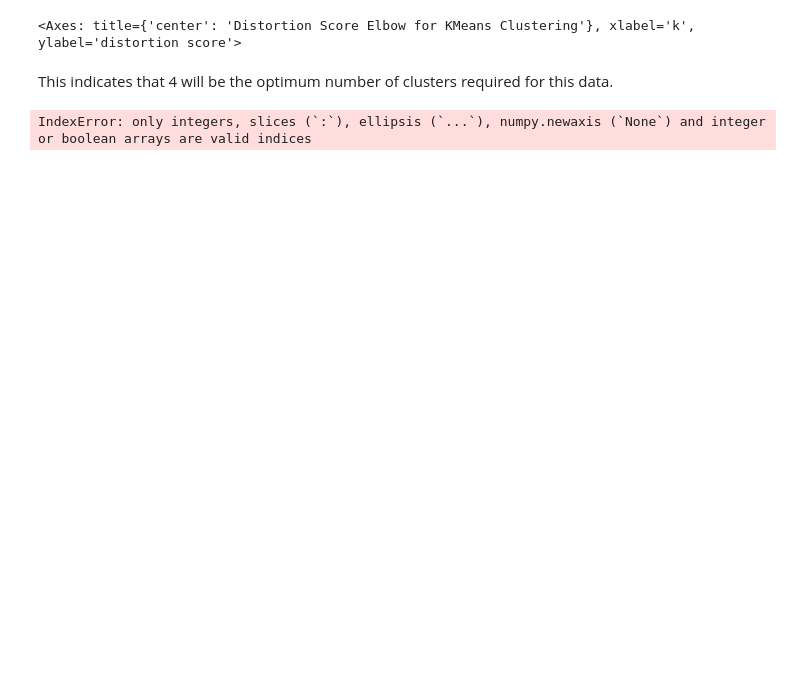
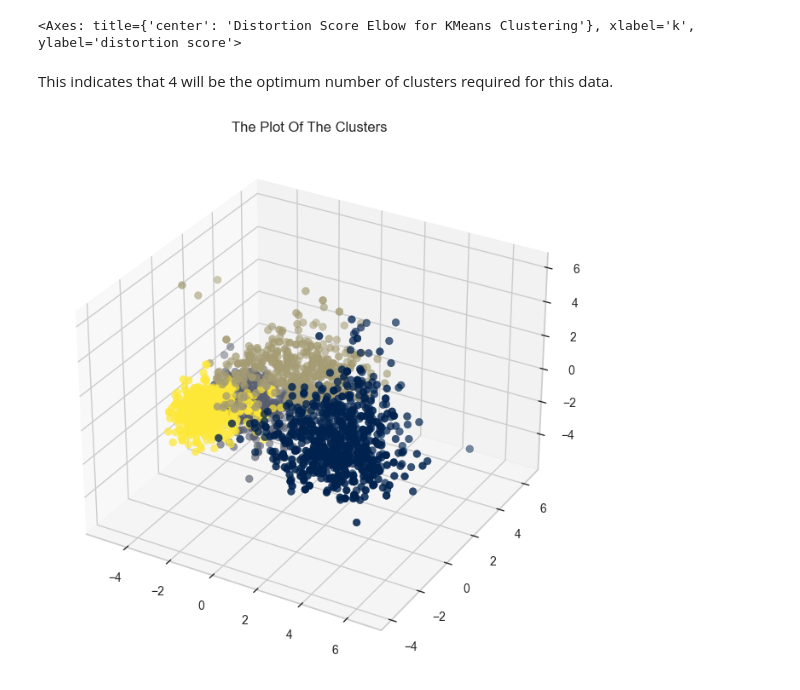
Before and after one commit to Prithvi2310/Customer-Segmentation, a Jupyter notebook: ipynb files/feature-engineering.ipynb, the cells around one changed output. Saved outputs shown, nothing was run; the diff lists cells and outputs as text; code cells hidden in the pictures; blank space fills up the shorter version.

Commit message:
plotted the datapoints lying in their respective clusters

```diff
--- a/ipynb files/feature-engineering.ipynb
+++ b/ipynb files/feature-engineering.ipynb
@@ -145,6 +137,13 @@ AC = AgglomerativeClustering(n_clusters=4)
 yhat_AC = AC.fit_predict(PCA_ds)
 PCA_ds["Clusters"] = yhat_AC
 #Adding the Clusters feature to the orignal dataframe.
-X_train["Clusters"]= yhat_AC
+data["Clusters"]= yhat_AC
-# %% [output]
-IndexError: only integers, slices (`:`), ellipsis (`...`), numpy.newaxis (`None`) and integer or boolean arrays are valid indices
+# %%
+#Plotting the clusters
+fig = plt.figure(figsize=(10,8))
+ax = plt.subplot(111, projection='3d', label="bla")
+ax.scatter(x, y, z, s=40, c=PCA_ds["Clusters"], marker='o', cmap='cividis')
+ax.set_title("The Plot Of The Clusters")
+plt.show()
+# %% [output]
+[figure, added]
```
Also changed, not shown: parts of 12 cells of this notebook.
